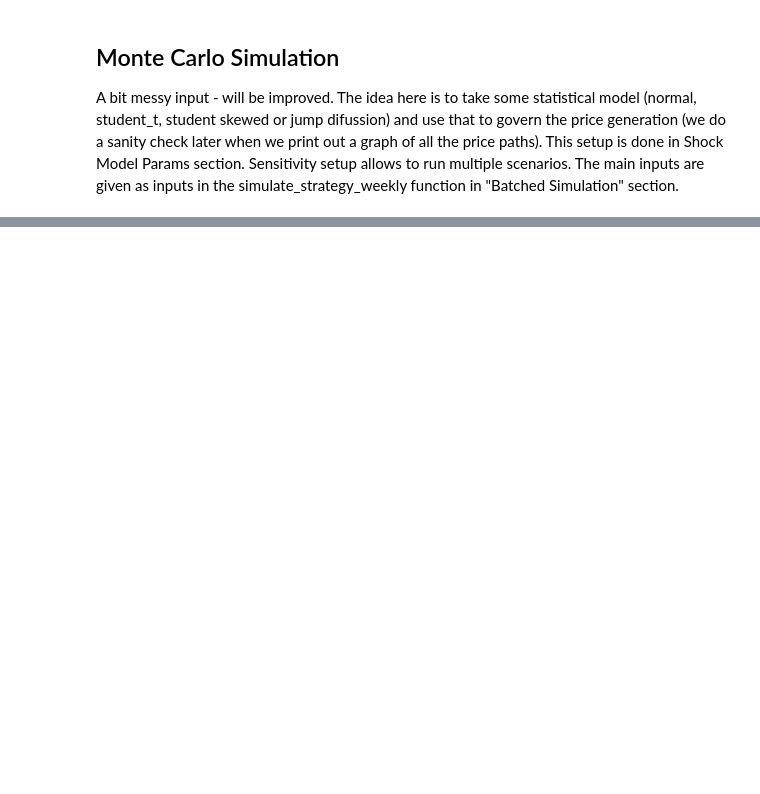
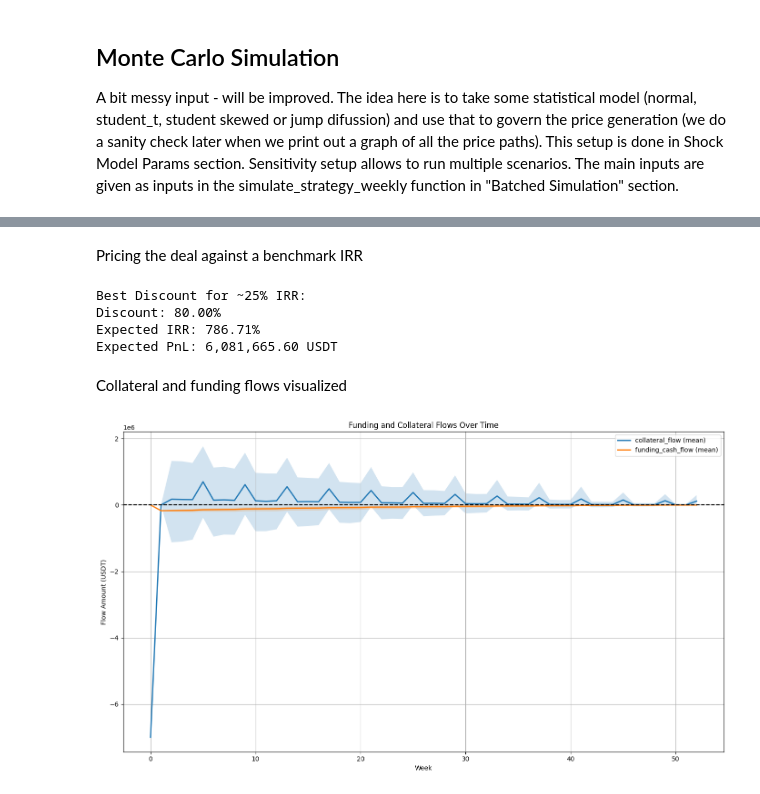
Before and after one commit to Brainiac9/LockedTokensAnalysis, a Jupyter notebook: LockedTokensMC.ipynb, the cells around one changed output, grey strips where cells are left out. Saved outputs shown, nothing was run; the diff lists cells and outputs as text; code cells hidden in the pictures; blank space fills up the shorter version.

```diff
--- a/LockedTokensMC.ipynb
+++ b/LockedTokensMC.ipynb
@@ -585,3 +633,75 @@ plt.show()
+# %% [markdown]
+Pricing the deal against a benchmark IRR
+# %%
+target_irr = 0.25  # 25%
+target_hedge_ratio = 0.44
+target_funding_rate = -0.6
+
+# Filter results for fixed hedge ratio and funding rate
+candidates = results_df[
+    (results_df["hedge_ratio"] == round(target_hedge_ratio, 3)) &
+    (results_df["funding_rate"] == round(target_funding_rate, 3))
+].copy()
+
+# Compute error vs target IRR
+candidates["IRR_error"] = np.abs(candidates["avg_Annualized_IRR"] - target_irr)
+
+# Find closest discount level
+best_row = candidates.loc[candidates["IRR_error"].idxmin()]
+
+print("Best Discount for ~25% IRR:")
+print(f"Discount: {best_row['discount']:.2%}")
+print(f"Expected IRR: {best_row['avg_Annualized_IRR']:.2%}")
+print(f"Expected PnL: {best_row['avg_Total_PnL']:,.2f} USDT")
+# %% [output]
+Best Discount for ~25% IRR:
+Discount: 80.00%
+Expected IRR: 786.71%
+Expected PnL: 6,081,665.60 USDT
+# %% [markdown]
+Collateral and funding flows visualized
+# %%
+import matplotlib.pyplot as plt
+
+# Choose a key that exists (you can automate or pick one)
+selected_key = (0.8, 1.0, -0.6)
+
+# Extract all DataFrames
+all_dfs = detailed_simulation_details[selected_key]
+
+# Align by week and stack
+components = ["collateral_flow", "funding_cash_flow"]
+summary = {comp: [] for comp in components}
+weeks = None
+
+for df in all_dfs:
+    grouped = df.groupby("week")[components].sum()
+    if weeks is None:
+        weeks = grouped.index
+    for comp in components:
+        summary[comp].append(grouped[comp].values)
+
+# Plotting
+plt.figure(figsize=(14, 8))
+for comp in components:
+    matrix = np.array(summary[comp])
+    mean_path = matrix.mean(axis=0)
+    p5 = np.percentile(matrix, 5, axis=0)
+    p95 = np.percentile(matrix, 95, axis=0)
+
+    plt.plot(weeks, mean_path, label=f"{comp} (mean)", linewidth=2)
+    plt.fill_between(weeks, p5, p95, alpha=0.2)
+
+plt.axhline(0, color='black', linestyle='--')
+plt.title("Funding and Collateral Flows Over Time")
+plt.xlabel("Week")
+plt.ylabel("Flow Amount (USDT)")
+plt.legend(loc="upper right")
+plt.grid(True)
+plt.tight_layout()
+plt.show()
+# %% [output]
+[figure, added]
 # %%
 # Create histograms for each combination of parameters
 for key in sorted(detailed_ann_irr.keys()):
```
Also changed, not shown: parts of 16 cells of this notebook.
